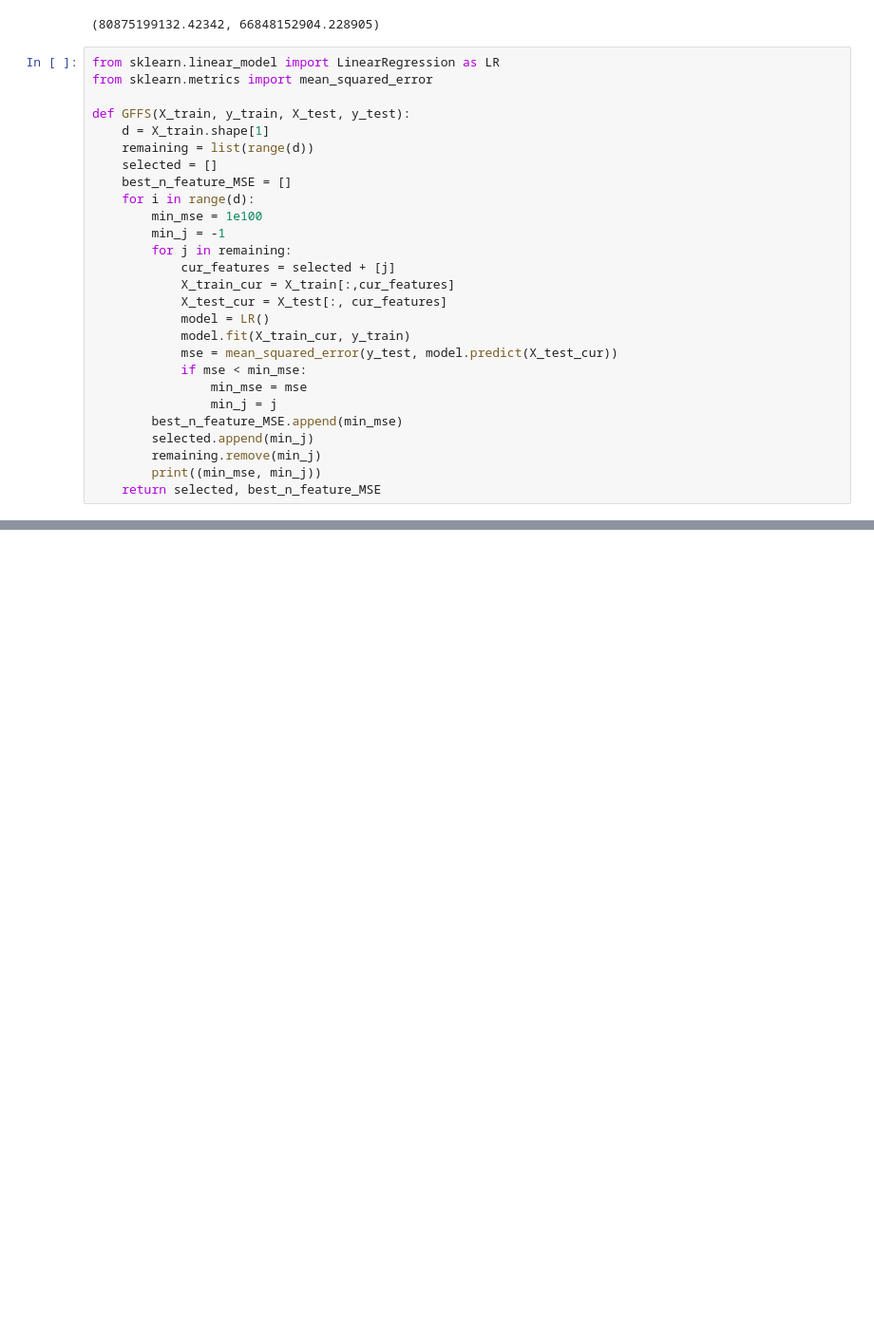
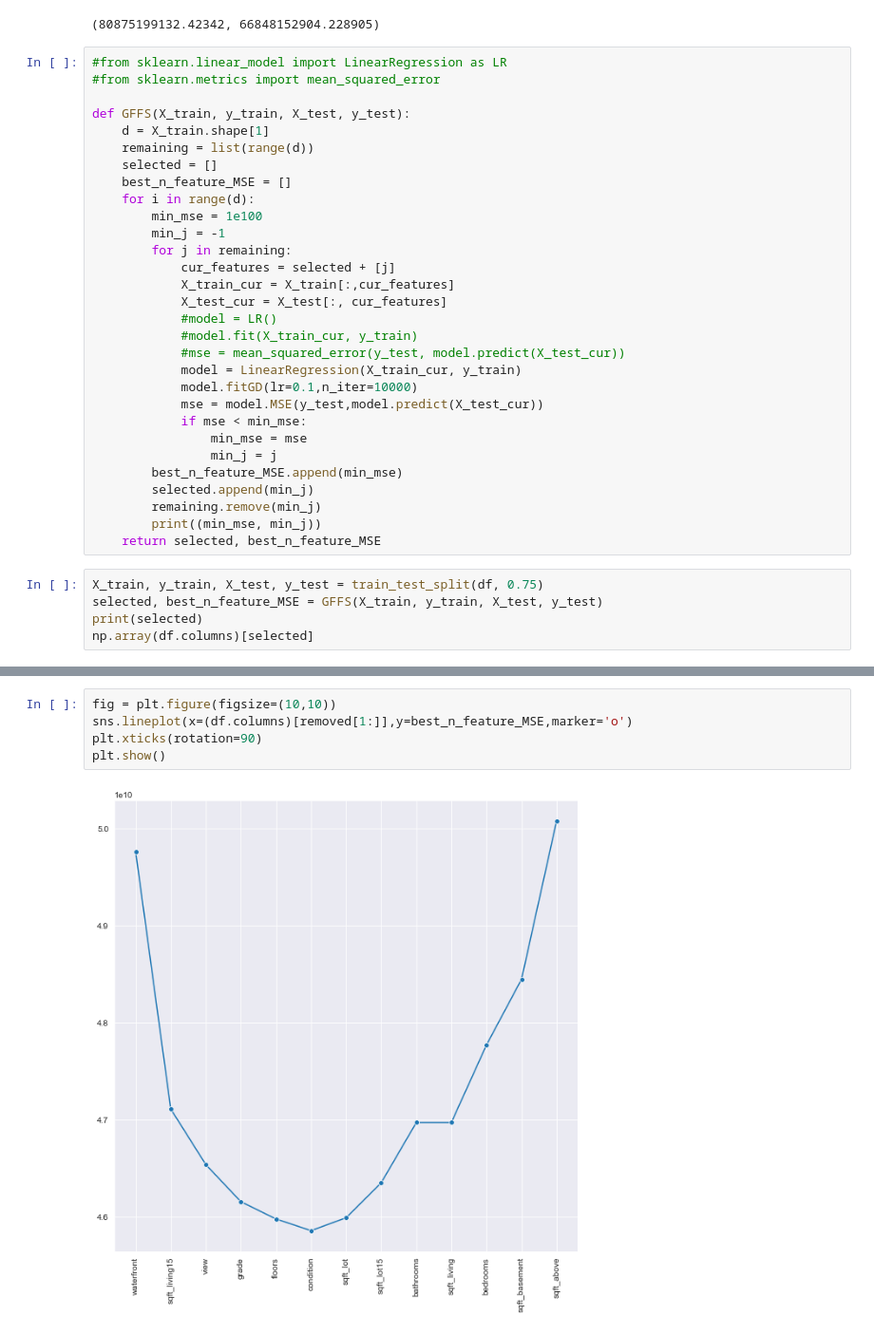
Before and after one commit to durba-s/FODS_Assignment, a Jupyter notebook: FoDS_Assignment_2.ipynb, the cells around one changed output, grey strips where cells are left out. Shown: that part at 95% size. Cells and saved outputs as stored; diff of their text form; blank space fills up the shorter version.

```diff
--- a/FoDS_Assignment_2.ipynb
+++ b/FoDS_Assignment_2.ipynb
@@ -108,8 +122,8 @@ mean_squared_error(y_test, model.predict(X_test)), mean_squared_error(y_train, m
 # %% [output]
 (80875199132.42342, 66848152904.228905)
 # %%
-from sklearn.linear_model import LinearRegression as LR
-from sklearn.metrics import mean_squared_error
+#from sklearn.linear_model import LinearRegression as LR
+#from sklearn.metrics import mean_squared_error
 
 def GFFS(X_train, y_train, X_test, y_test):
     d = X_train.shape[1]
@@ -123,9 +137,12 @@ def GFFS(X_train, y_train, X_test, y_test):
             cur_features = selected + [j]
             X_train_cur = X_train[:,cur_features]
             X_test_cur = X_test[:, cur_features]
-            model = LR()
-            model.fit(X_train_cur, y_train)
-            mse = mean_squared_error(y_test, model.predict(X_test_cur))
+            #model = LR()
+            #model.fit(X_train_cur, y_train)
+            #mse = mean_squared_error(y_test, model.predict(X_test_cur))
+            model = LinearRegression(X_train_cur, y_train)
+            model.fitGD(lr=0.1,n_iter=10000)
+            mse = model.MSE(y_test,model.predict(X_test_cur))
             if mse < min_mse:
                 min_mse = mse
                 min_j = j
@@ -134,3 +151,8 @@ def GFFS(X_train, y_train, X_test, y_test):
         remaining.remove(min_j)
         print((min_mse, min_j))
     return selected, best_n_feature_MSE
+# %%
+X_train, y_train, X_test, y_test = train_test_split(df, 0.75)
+selected, best_n_feature_MSE = GFFS(X_train, y_train, X_test, y_test)
+print(selected)
+np.array(df.columns)[selected]
@@ -211,0 +280,7 @@ array(['waterfront', 'sqft_living15', 'view', 'bathrooms', 'floors',
+# %%
+fig = plt.figure(figsize=(10,10))
+sns.lineplot(x=(df.columns)[removed[1:]],y=best_n_feature_MSE,marker='o')
+plt.xticks(rotation=90)
+plt.show()
+# %% [output]
+[figure, added]
```
Also changed, not shown: parts of 10 cells of this notebook.
